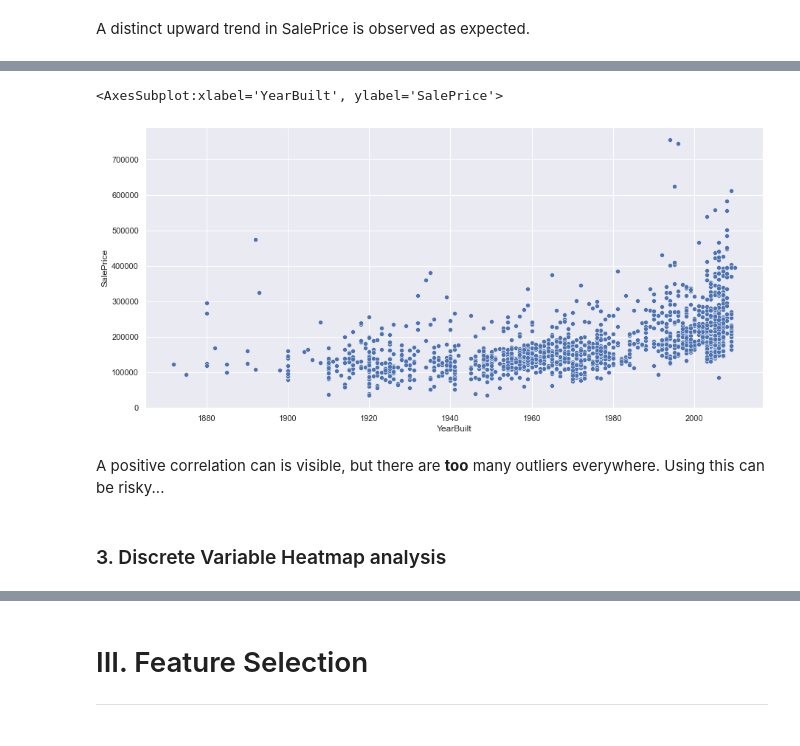
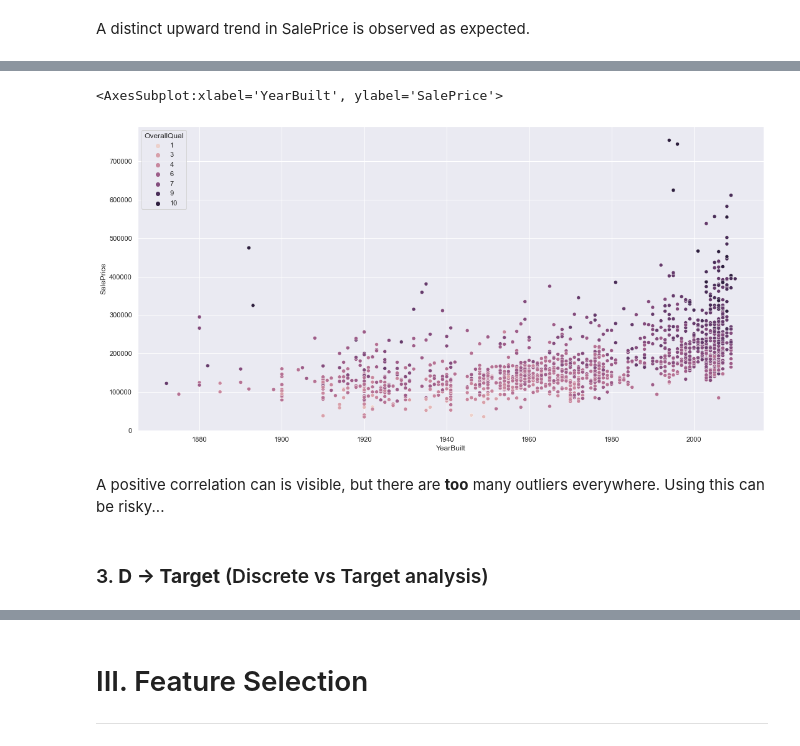
Before and after one commit to AmoghPradeep/house-price-prediction, a Jupyter notebook: main.ipynb, the cells around one changed output, grey strips where cells are left out. Cells and saved outputs as stored; diff of their text form; code cells hidden in the pictures.

```diff
--- a/main.ipynb
+++ b/main.ipynb
@@ -162,10 +146,10 @@ get_boxplot(train_df, x = "YearBuilt", y = target, col=30, row=15)
 # %%
-plt.figure(figsize=(15, 7))
-sns.scatterplot(x = "YearBuilt", y = "SalePrice", data = train_df)
+plt.figure(figsize=(18, 9))
+sns.scatterplot(x = "YearBuilt", y = "SalePrice", data = train_df, hue = "OverallQual")
 # %% [output]
 <AxesSubplot:xlabel='YearBuilt', ylabel='SalePrice'>
-[figure, old version]
+[figure, new version]
 # %% [markdown]
 A positive correlation can is visible, but there are **too** many outliers everywhere. Using this can be risky...
 # %% [markdown]
-### 3. Discrete Variable Heatmap analysis
+### 3. **D → Target** (Discrete vs Target analysis)
```
Also changed, not shown: parts of 24 cells of this notebook.
